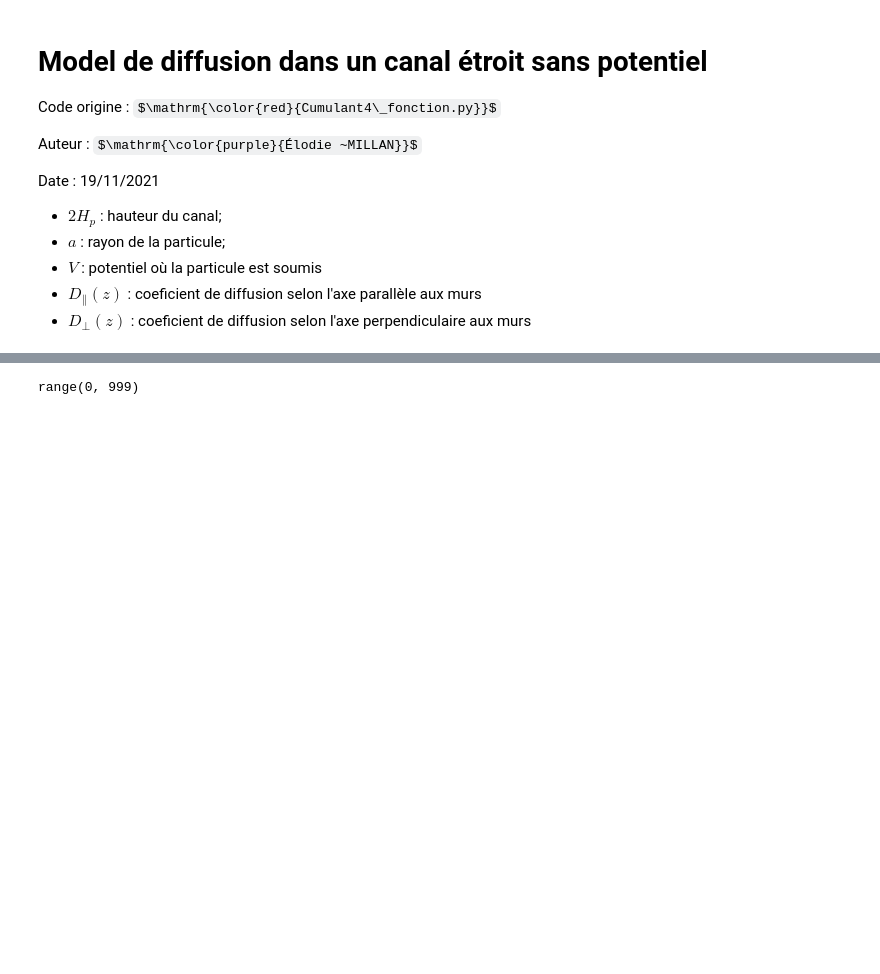
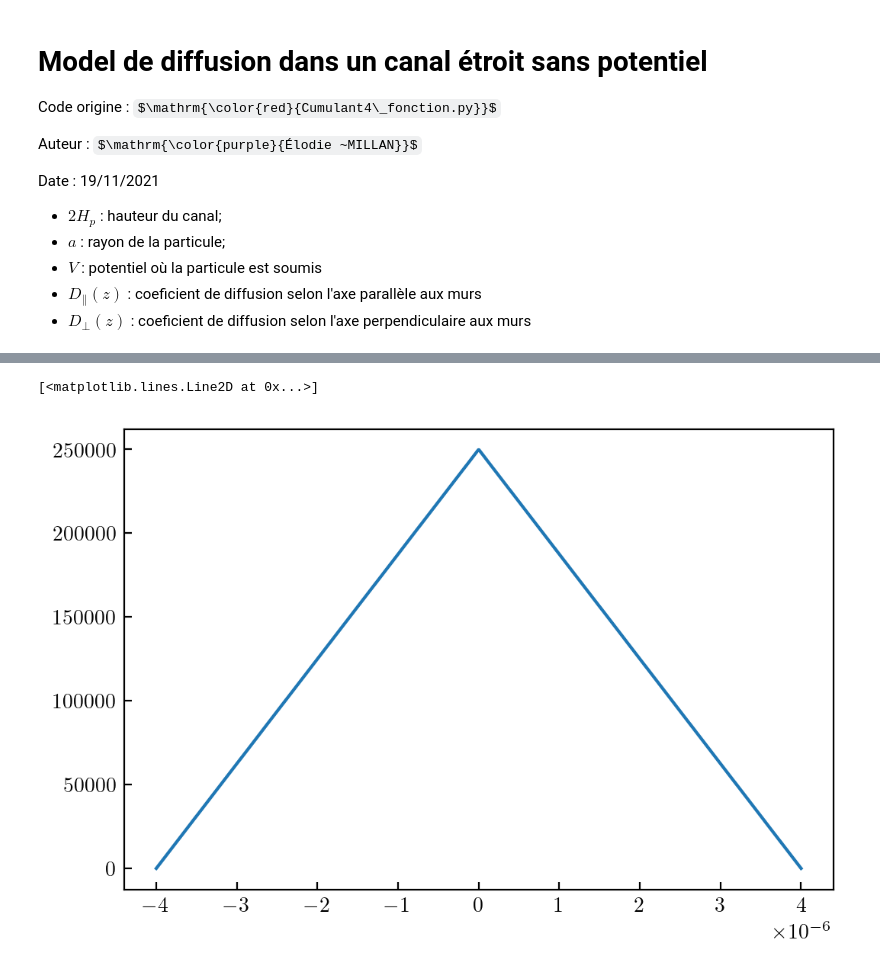
Before and after one commit to ElodieMillan/Brownian-particle-near-wall, a Jupyter notebook: Cumulant4/Test_Cumulant4_fonction.ipynb, the cells around one changed output, grey strips where cells are left out. Saved outputs shown, nothing was run; the diff lists cells and outputs as text; code cells hidden in the pictures; some formulas as TeX source; blank space fills up the shorter version.

```diff
--- a/Cumulant4/Test_Cumulant4_fonction.ipynb
+++ b/Cumulant4/Test_Cumulant4_fonction.ipynb
@@ -65,4 +51,14 @@ IndexError: list assignment index out of range
-# %%
-range(len(z_theo)-1)
-# %% [output]
-range(0, 999)
+# %%
+H = 3e-6
+a = 1e-6
+Hs = H - a # Hs > H
+Hp = H-a
+kBT = 4e-21
+beta = 1/kBT
+lB = 500e-9
+Db = kBT/(6*np.pi*0.001*a)
+D_para0 = (H-a)/(2*a) * Db
+D_perp0 = (H-a)/(2*a) * Db
+dt = 1e-2
+Nt = int(100000000) #nb point enregistré
+Nt_sub = 1 #nb de point de sumsampling : Nt*Nt_sub = Nt_tot de simulation
@@ -68,0 +113,10 @@ range(0, 999)
+# %%
+zz = np.linspace(-Hp, Hp, 1000)
+dz = np.linspace(-2*Hp, 2*Hp, 1000)
+
+Pdz = P_dz(dz)
+# %%
+plt.plot(dz, Pdz)
+# %% [output]
+[<matplotlib.lines.Line2D at 0x...>]
+[figure, added]
```
Also changed, not shown: parts of 31 cells of this notebook, 20 other files.
